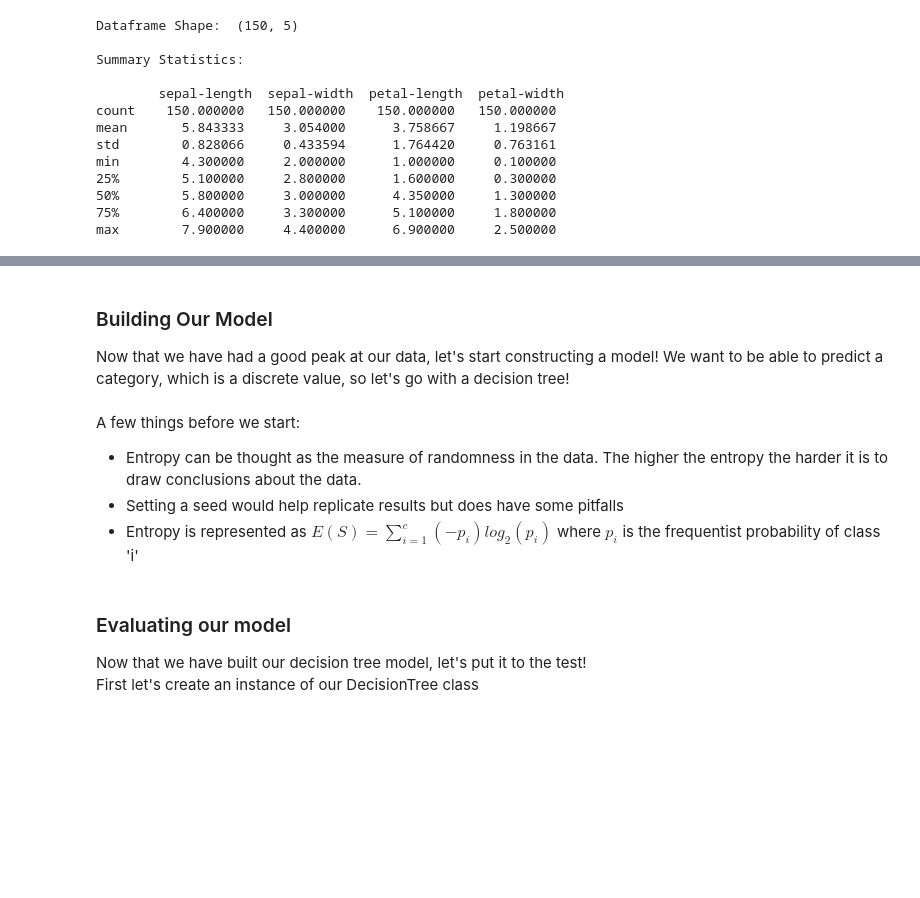
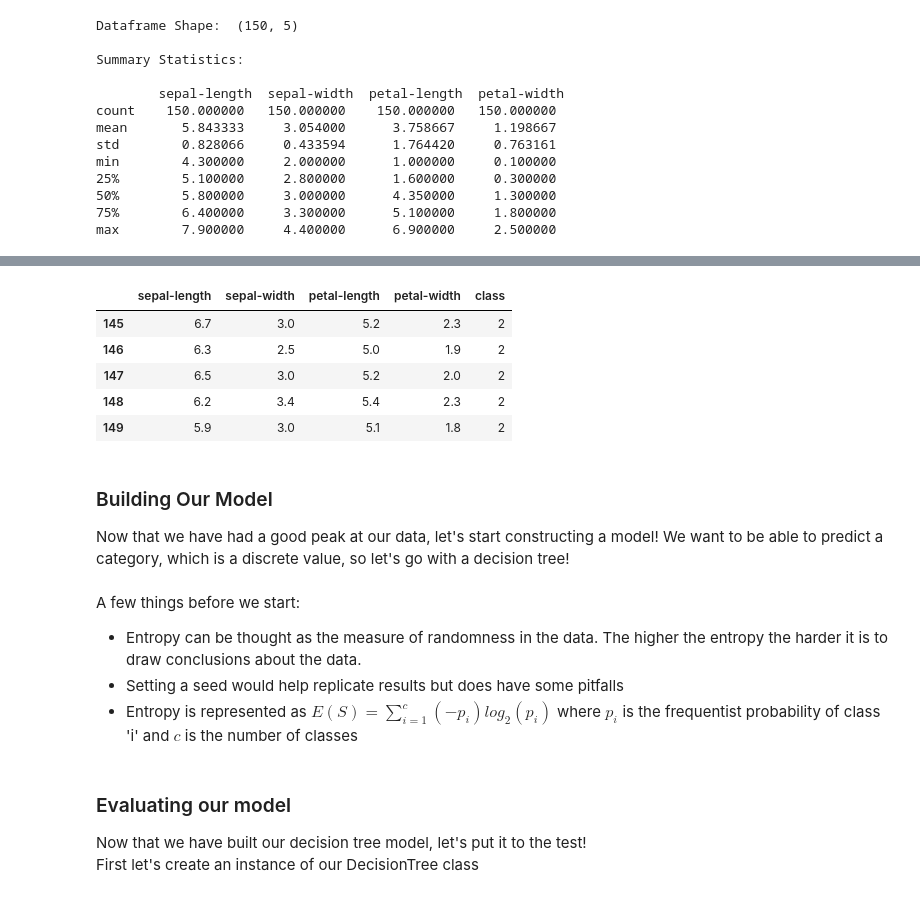
Before and after one commit to wwu-mentors/MachineLearning-Workshop, a Jupyter notebook: ml_workshop.ipynb, the cells around one changed output, grey strips where cells are left out. Cells and saved outputs as stored; diff of their text form; code cells hidden in the pictures; blank space fills up the shorter version.

```diff
--- a/ml_workshop.ipynb
+++ b/ml_workshop.ipynb
@@ -77,3 +128,12 @@ Also notice how we didn't have to call a matplotlib function explicitly? That's
+# %%
+df.tail()
+# %% [output]
+|  | sepal-length | sepal-width | petal-length | petal-width | class |
+| 145 | 6.7 | 3.0 | 5.2 | 2.3 | 2 |
+| 146 | 6.3 | 2.5 | 5.0 | 1.9 | 2 |
+| 147 | 6.5 | 3.0 | 5.2 | 2.0 | 2 |
+| 148 | 6.2 | 3.4 | 5.4 | 2.3 | 2 |
+| 149 | 5.9 | 3.0 | 5.1 | 1.8 | 2 |
 # %% [markdown]
 ### Building Our Model
 Now that we have had a good peak at our data, let's start constructing a model! We want to be able to predict a category, which is a discrete value, so let's go with a decision tree!
@@ -81,7 +141,7 @@ Now that we have had a good peak at our data, let's start constructing a model!
 A few things before we start:
 - Entropy can be thought as the measure of randomness in the data. The higher the entropy the harder it is to draw conclusions about the data.
 - Setting a seed would help replicate results but does have some pitfalls
-- Entropy is represented as $E(S)=\sum_{i=1}^{c}(-p_i)log_2(p_i)$ where $p_i$ is the frequentist probability of class 'i'
+- Entropy is represented as $E(S)=\sum_{i=1}^{c}(-p_i)log_2(p_i)$ where $p_i$ is the frequentist probability of class 'i' and $c$ is the number of classes
 # %%
 import numpy as np
 '''
```
Also changed, not shown: parts of 22 cells of this notebook.
